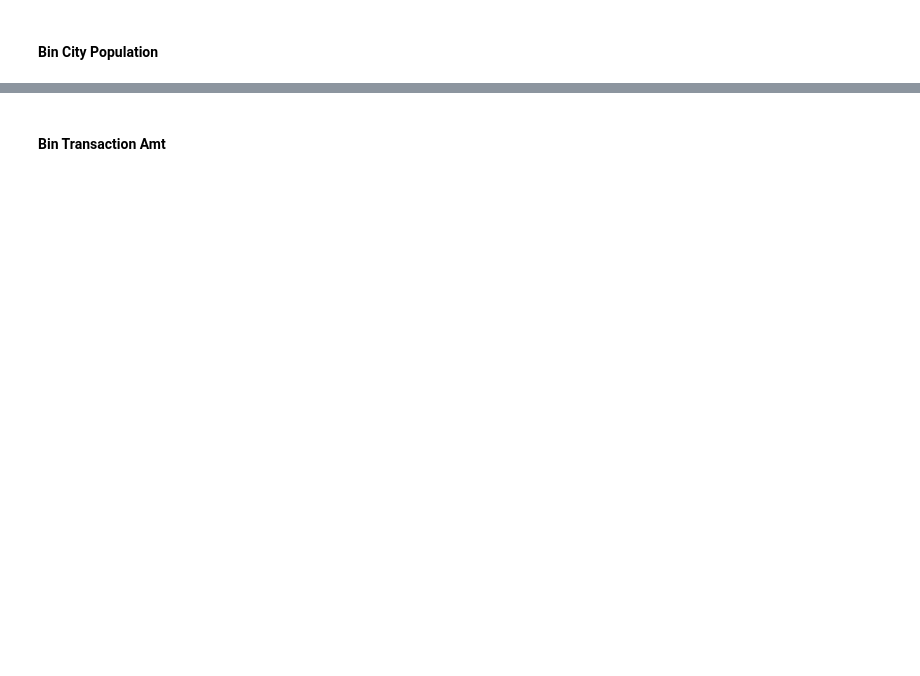
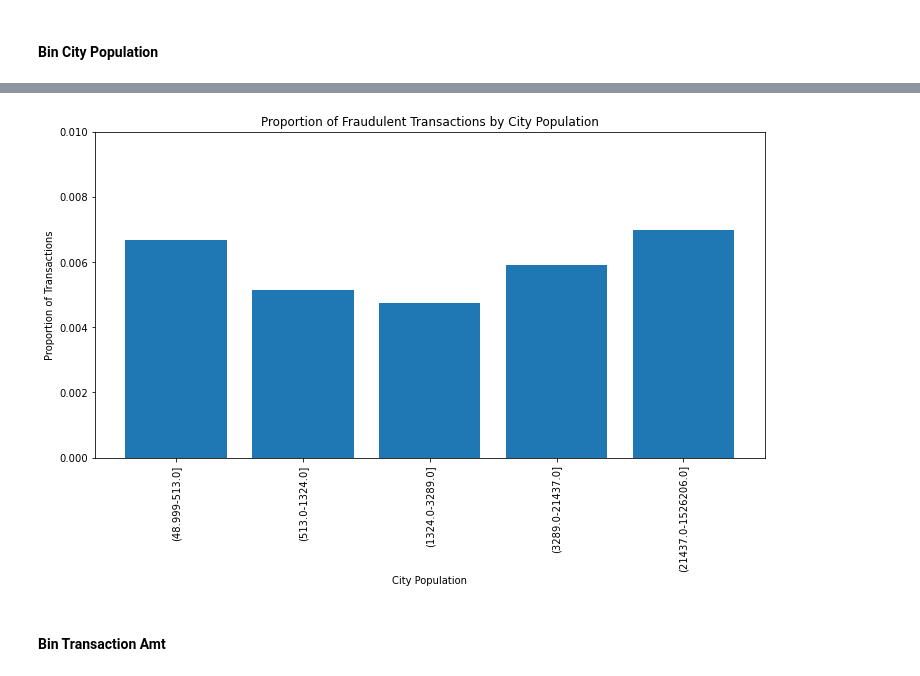
Before and after one commit to anabellafalk/cc_fraud_detection, a Jupyter notebook: data_prep.ipynb, the cells around one changed output, grey strips where cells are left out. Cells and saved outputs as stored; diff of their text form; code cells hidden in the pictures; blank space fills up the shorter version.

```diff
--- a/data_prep.ipynb
+++ b/data_prep.ipynb
@@ -378,2 +430,5 @@ Name: age_at_trans, Length: 319622, dtype: int32
 # %% [markdown]
 #### Bin City Population
+# %%
+dat_tr['city_pop_bin'] = pd.qcut(dat_tr['city_pop'].values, 5)
+dat_tr['city_pop_bin']
@@ -379,0 +449,3 @@ Name: age_at_trans, Length: 319622, dtype: int32
+# %%
+fraud_city_pop_bins = dat_tr.groupby('city_pop_bin')['is_fraud'].mean()
+fraud_city_pop_bins
@@ -380,2 +460,15 @@ Name: age_at_trans, Length: 319622, dtype: int32
+# %%
+labels = [f"({interval.left}-{interval.right}]" for interval in fraud_city_pop_bins.index]
+
+plt.figure(figsize=(12, 6))
+plt.bar(labels, fraud_city_pop_bins.values)
+plt.xticks(rotation=90)
+plt.title('Proportion of Fraudulent Transactions by City Population')
+plt.xlabel('City Population')
+plt.ylabel('Proportion of Transactions')
+plt.ylim(0,0.01)
+plt.show()
+# %% [output]
+[figure, added]
 # %% [markdown]
 #### Bin Transaction Amt
```
Also changed, not shown: parts of 10 cells of this notebook, 2 other files.
